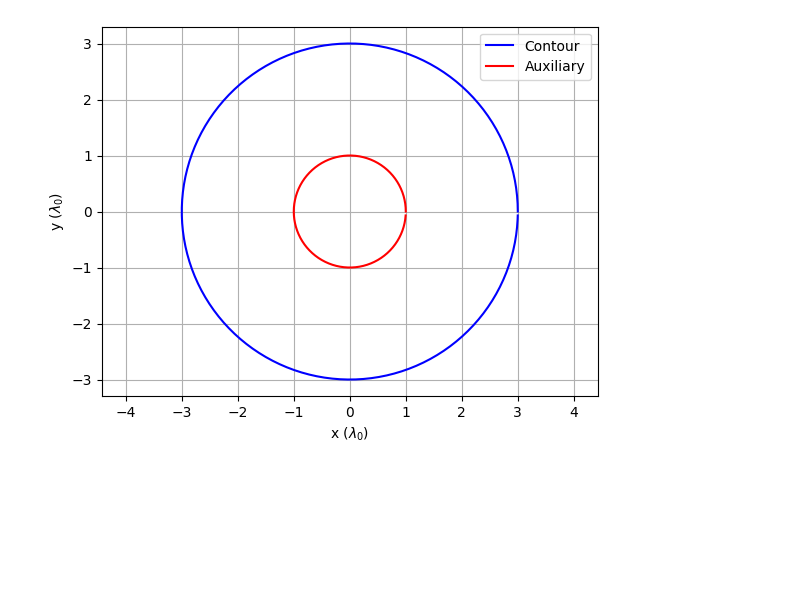
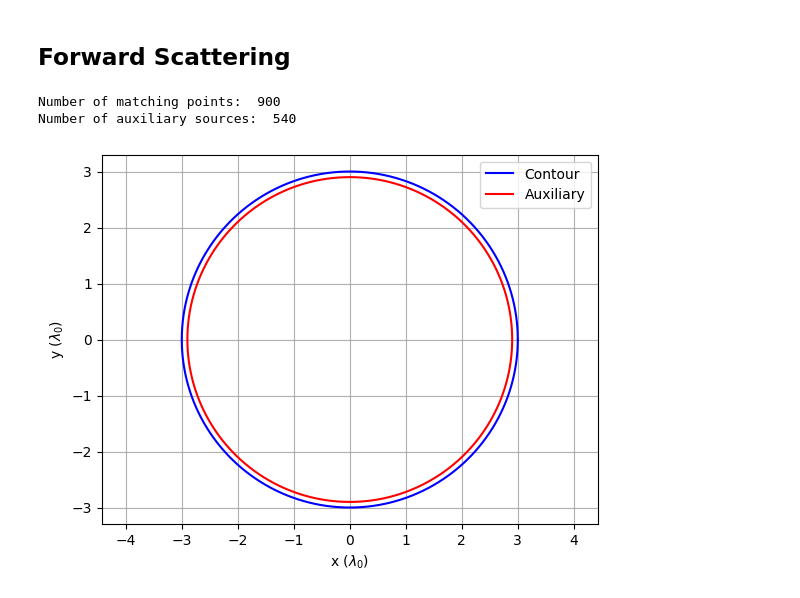
Before and after one commit to MariusGhica/Advanced-EM, a Jupyter notebook: inverseScattering_aux.ipynb, the cells around one changed output. Drawn from its saved outputs; the diff is of its cells as text; code cells hidden in the pictures; blank space fills up the shorter version.

Commit message:
Add Evaluation on forward scattering.

```diff
--- a/inverseScattering_aux.ipynb
+++ b/inverseScattering_aux.ipynb
@@ -5,5 +8,7 @@ from scipy.special import hankel2, jn
+# %% [markdown]
+## Forward Scattering
 # %%
-def circle_data(a, N):
+def circle_data(a: float, N: int)  -> ndarray[Any, dtype[floating[_64Bit]]]:
     """
     Calculate coordinates, lengths, angles, and normals for points on a circle.
 
@@ -35,7 +40,7 @@ def circle_data(a, N):
     data = np.column_stack((data, ln, phi_n, nx, ny))
     return data
 
-def circle_data_aux(a, N):
+def circle_data_aux(a: float, N: int)  -> ndarray[Any, dtype[floating[_64Bit]]]:
     """
     Calculate coordinates, lengths, angles, and normals for points on a circle.
 
@@ -69,21 +191,49 @@ def circle_data_aux(a, N):
+# %%
+# Plot the current distribution on the contour
+a_contour = 3
+a_aux = a_contour - 0.1
+M = 50*int(2*np.pi*a_contour)
+N = 30*int(2*np.pi*a_aux)
+
+print("Number of matching points: ", M)
+print("Number of auxiliary sources: ", N)
+
+data_contour = circle_data(a_contour, M)
+data_aux = circle_data_aux(a_aux, N)
+phi_i = 0   # Angle of incidence in degrees
+I = calculate_current_distribution_aux_sources(data_contour, data_aux, phi_i)
+
+grid_size = 1000  # Size of the grid
+x_min, x_max = -6, 6  # X-coordinate range
+y_min, y_max = -6, 6  # Y-coordinate range
+
+
+x_grid, y_grid = np.meshgrid(np.linspace(x_min, x_max, grid_size),
+                              np.linspace(y_min, y_max, grid_size))
+
+# Calculate distance of each grid point from the center of the circle
+distance_to_center = np.sqrt((x_grid)**2 + (y_grid)**2)
+
+# Remove points within the circular region
+mask = distance_to_center < a_contour
+x_grid[mask] = np.nan
+y_grid[mask] = np.nan
+
+e_scat_aux = scattered_field(data_aux, I, x_grid, y_grid)
+e_inc = incident_field(x_grid, y_grid, phi_i)
+e_total = e_inc + e_scat_aux
+# %% [output]
+Number of matching points:  900
+Number of auxiliary sources:  540
 # %%
-# Plot the auxiliary circle and the circle with different radii a
-a_contour = 3
-a_aux = 1
-M = 15*int(2*np.pi*a_contour)
-N = 15*int(2*np.pi*a_aux)
-
-data_contour = circle_data(a_contour, M)
-data_aux = circle_data_aux(a_aux, N)
-
 fig, ax = plt.subplots()
 ax.plot(data_contour[:, 0], data_contour[:, 1], 'b')
 ax.plot(data_aux[:, 0], data_aux[:, 1], 'r')
 ax.axis('equal')
 plt.xlabel(r'x $(\lambda_{0})$')
 plt.ylabel(r'y $(\lambda_{0})$')
 plt.legend(['Contour', 'Auxiliary'])
 plt.grid()
 plt.show()
 # %% [output]
-[figure, old version]
+[figure, new version]
```
Also changed, not shown: parts of 17 cells of this notebook, 11 other files.
